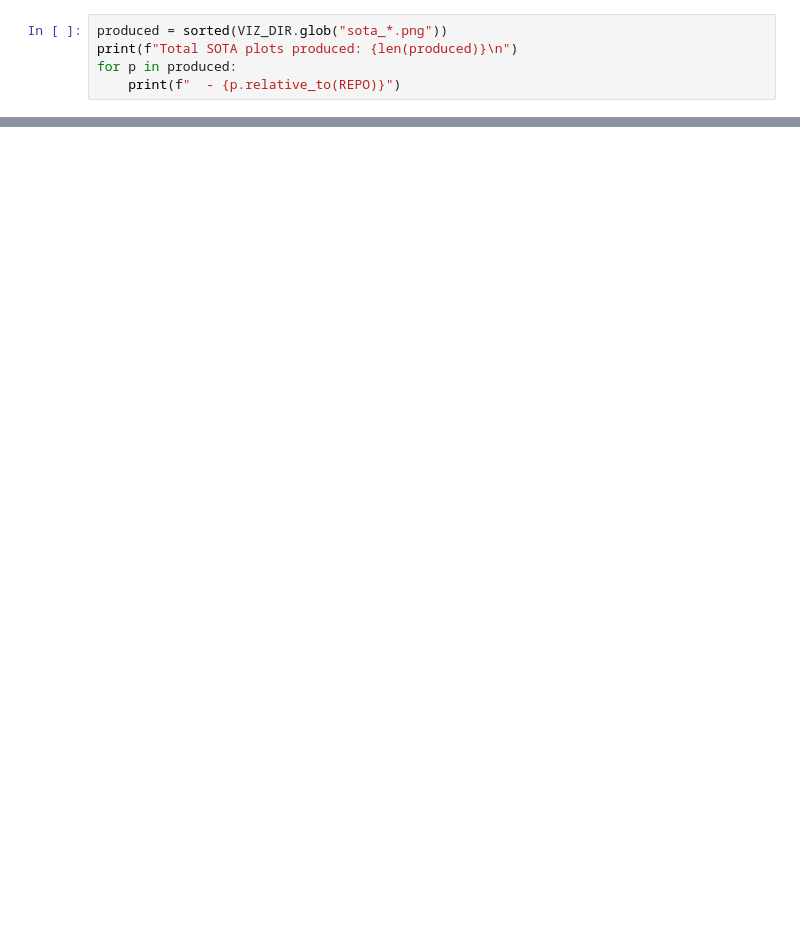
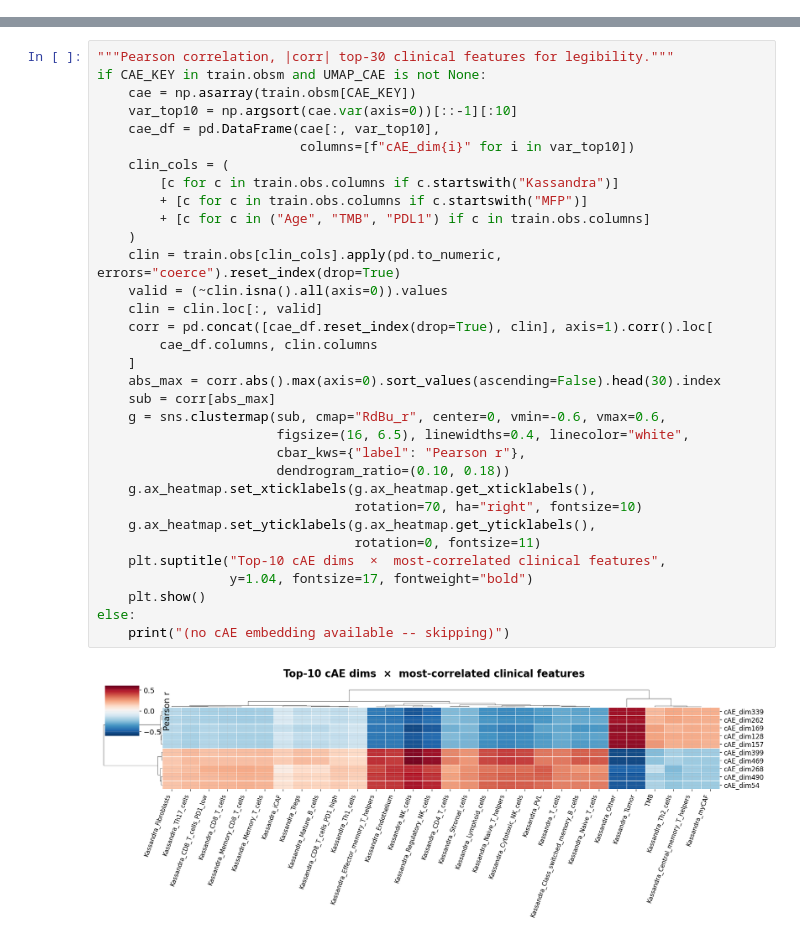
Before and after one commit to onion-42/batchcor-rna-embeds, a Jupyter notebook: visualizations/visualizations_SOTA_analytics.ipynb, the cells around one changed output, grey strips where cells are left out. Saved outputs shown, nothing was run; the diff lists cells and outputs as text; blank space fills up the shorter version.

```diff
--- a/visualizations/visualizations_SOTA_analytics.ipynb
+++ b/visualizations/visualizations_SOTA_analytics.ipynb
@@ -1082,5 +0,0 @@ makes it easy to embed them in the final report.
-# %%
-produced = sorted(VIZ_DIR.glob("sota_*.png"))
-print(f"Total SOTA plots produced: {len(produced)}\n")
-for p in produced:
-    print(f"  - {p.relative_to(REPO)}")
@@ -1104,0 +343,35 @@ Total SOTA plots produced: 32
+# %%
+"""Pearson correlation, |corr| top-30 clinical features for legibility."""
+if CAE_KEY in train.obsm and UMAP_CAE is not None:
+    cae = np.asarray(train.obsm[CAE_KEY])
+    var_top10 = np.argsort(cae.var(axis=0))[::-1][:10]
+    cae_df = pd.DataFrame(cae[:, var_top10],
+                          columns=[f"cAE_dim{i}" for i in var_top10])
+    clin_cols = (
+        [c for c in train.obs.columns if c.startswith("Kassandra")]
+        + [c for c in train.obs.columns if c.startswith("MFP")]
+        + [c for c in ("Age", "TMB", "PDL1") if c in train.obs.columns]
+    )
+    clin = train.obs[clin_cols].apply(pd.to_numeric, errors="coerce").reset_index(drop=True)
+    valid = (~clin.isna().all(axis=0)).values
+    clin = clin.loc[:, valid]
+    corr = pd.concat([cae_df.reset_index(drop=True), clin], axis=1).corr().loc[
+        cae_df.columns, clin.columns
+    ]
+    abs_max = corr.abs().max(axis=0).sort_values(ascending=False).head(30).index
+    sub = corr[abs_max]
+    g = sns.clustermap(sub, cmap="RdBu_r", center=0, vmin=-0.6, vmax=0.6,
+                       figsize=(16, 6.5), linewidths=0.4, linecolor="white",
+                       cbar_kws={"label": "Pearson r"},
+                       dendrogram_ratio=(0.10, 0.18))
+    g.ax_heatmap.set_xticklabels(g.ax_heatmap.get_xticklabels(),
+                                 rotation=70, ha="right", fontsize=10)
+    g.ax_heatmap.set_yticklabels(g.ax_heatmap.get_yticklabels(),
+                                 rotation=0, fontsize=11)
+    plt.suptitle("Top-10 cAE dims  ×  most-correlated clinical features",
+                 y=1.04, fontsize=17, fontweight="bold")
+    plt.show()
+else:
+    print("(no cAE embedding available -- skipping)")
+# %% [output]
+[figure, added]
```
Also changed, not shown: parts of 82 cells of this notebook, 43 other files.
